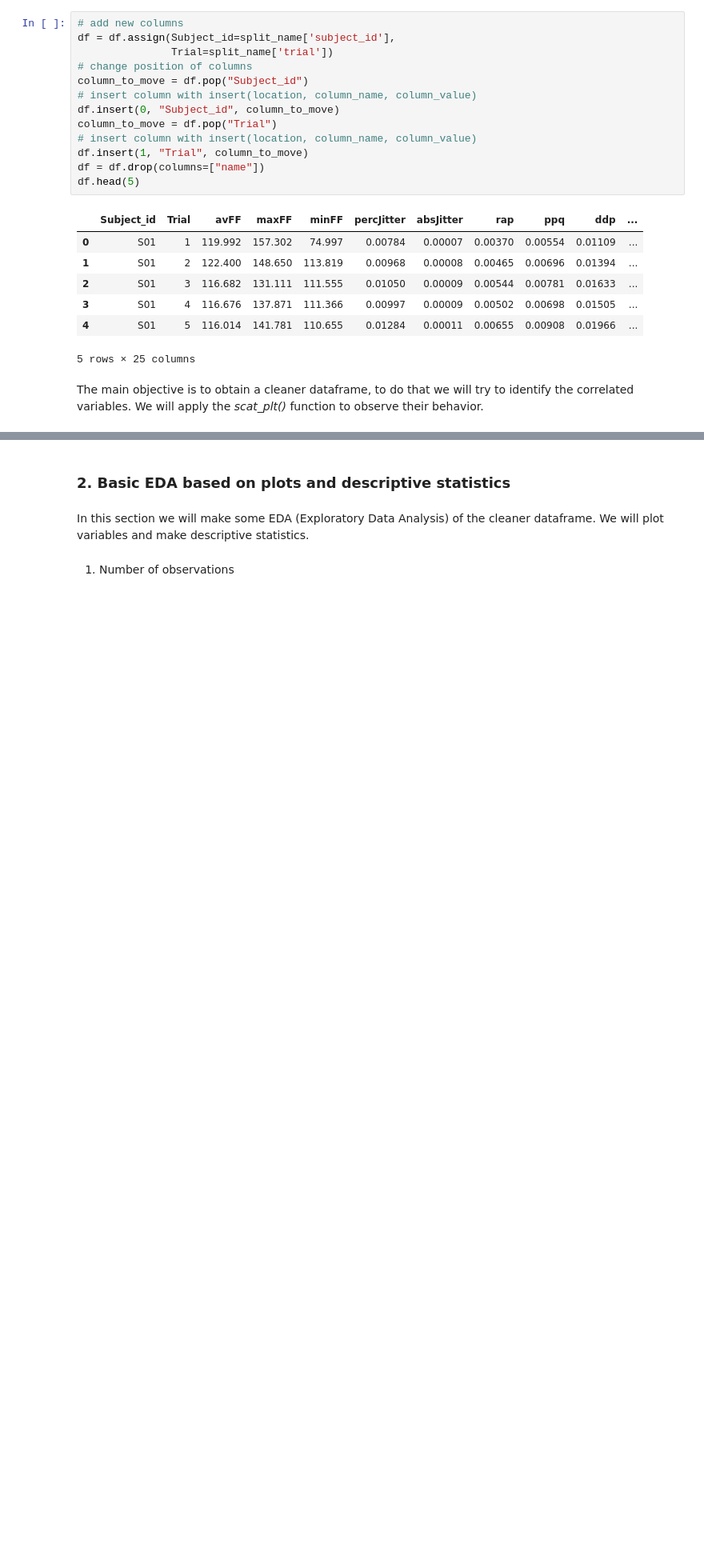
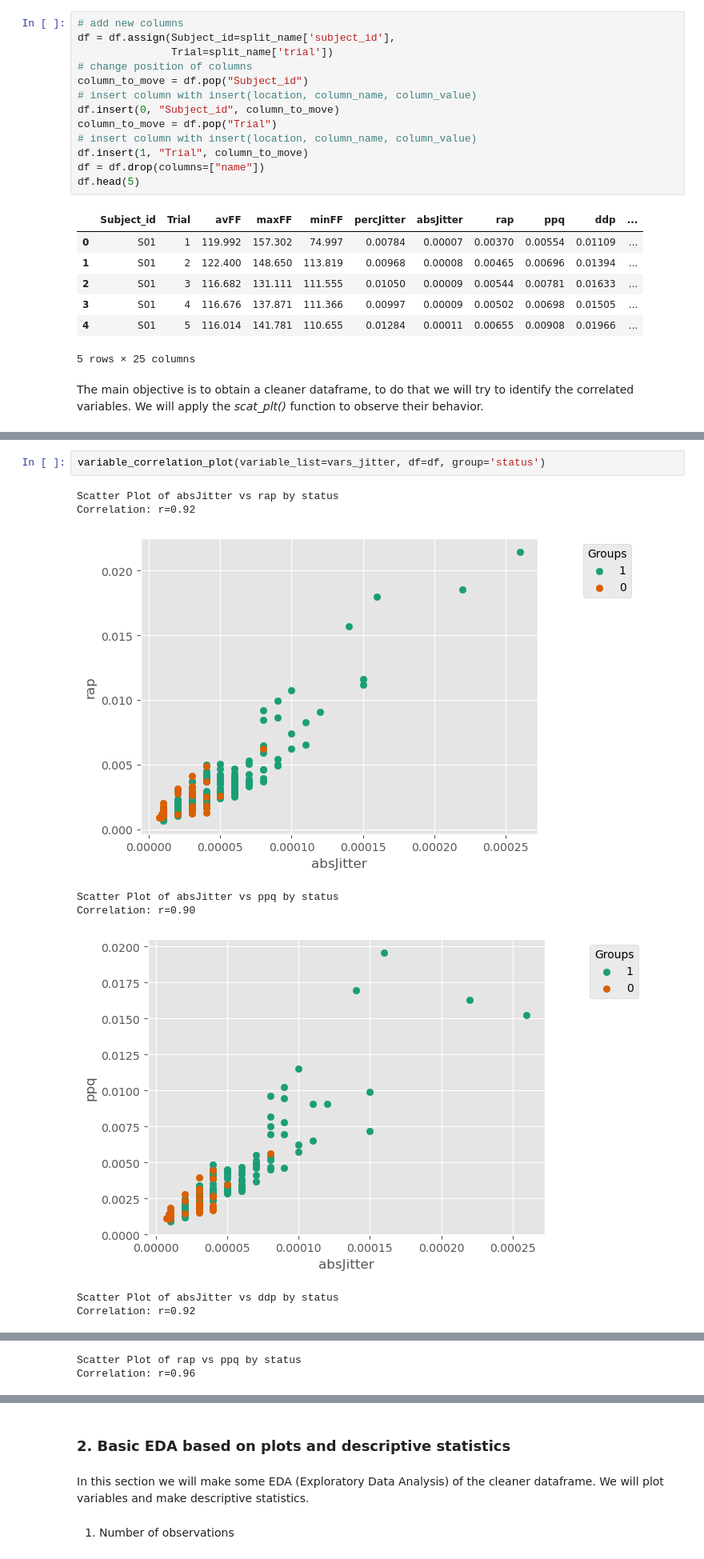
Before and after one commit to dparedga/SP_LAB, a Jupyter notebook: Collaborative_coding.ipynb, the cells around one changed output, grey strips where cells are left out. Shown at 80% size. Cells and saved outputs as stored; diff of their text form; blank space fills up the shorter version.

```diff
--- a/Collaborative_coding.ipynb
+++ b/Collaborative_coding.ipynb
@@ -187,0 +249,11 @@ scat_plt(df['NHR'], df['HNR'], df['Trial']) # exemple to see if works, remove fo
+# %%
+variable_correlation_plot(variable_list=vars_jitter, df=df, group='status')
+# %% [output]
+Scatter Plot of absJitter vs rap by status
+Correlation: r=0.92
+[figure, added]
+Scatter Plot of absJitter vs ppq by status
+Correlation: r=0.90
+[figure, added]
+Scatter Plot of absJitter vs ddp by status
+Correlation: r=0.92
@@ -187,0 +261,2 @@ scat_plt(df['NHR'], df['HNR'], df['Trial']) # exemple to see if works, remove fo
+Scatter Plot of rap vs ppq by status
+Correlation: r=0.96
```
Also changed, not shown: parts of 37 cells of this notebook.
